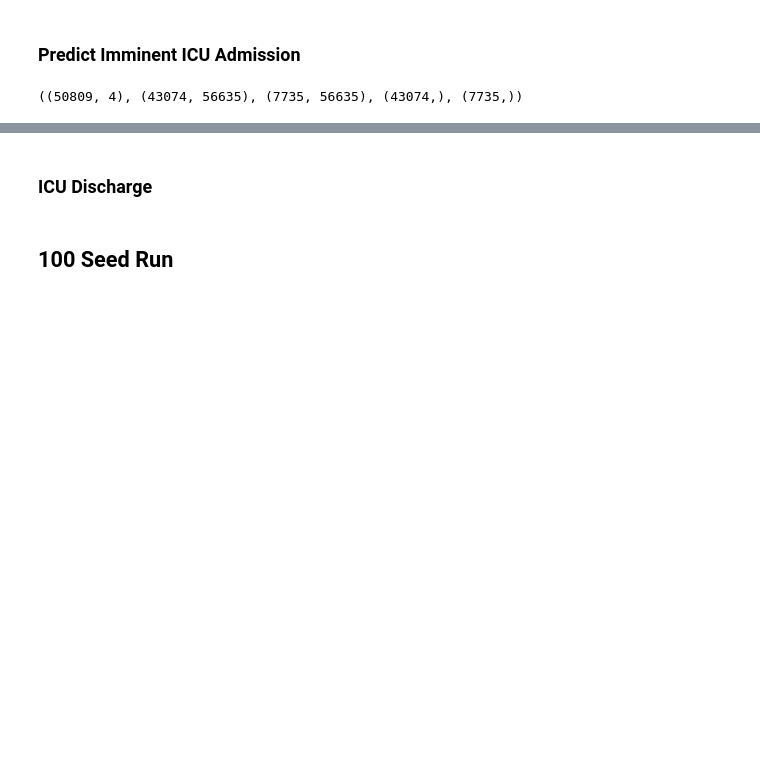
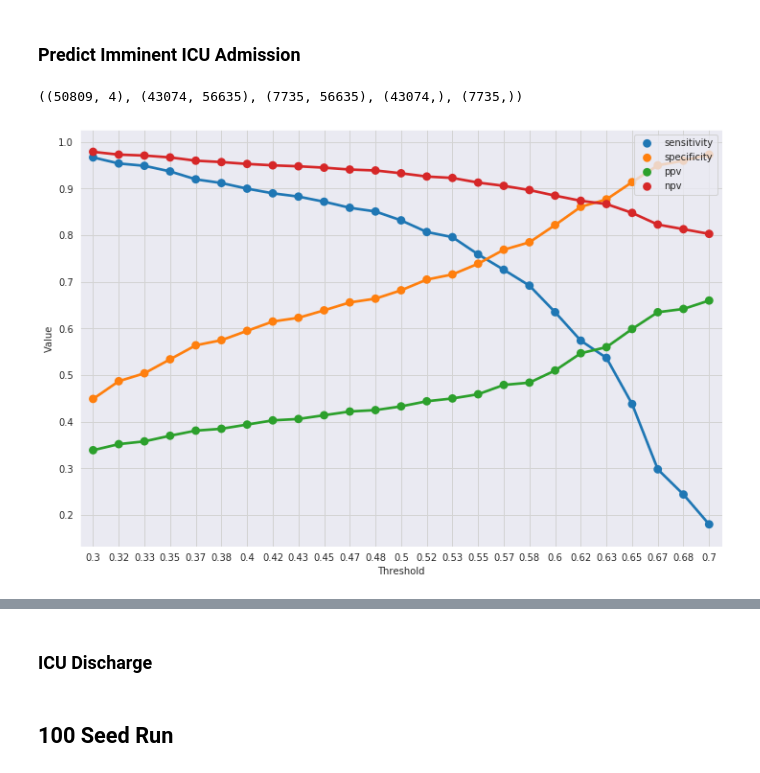
Before and after one commit to sudarshan85/imminent-adm-mimic, a Jupyter notebook: gbm/gbm_classifier.ipynb, the cells around one changed output, grey strips where cells are left out. Drawn from its saved outputs; the diff is of its cells as text; code cells hidden in the pictures; blank space fills up the shorter version.

```diff
--- a/gbm/gbm_classifier.ipynb
+++ b/gbm/gbm_classifier.ipynb
@@ -92,8 +77,26 @@ parameters = {
+# %%
+params = {
+  "objective": "binary",
+  "metric": "binary_logloss",
+  "bagging_fraction": 0.413,
+  "bagging_freq": 20,
+  "boosting": "dart",
+  "feature_fraction": 0.288,
+  "is_unbalance": True,
+  "lambda_l1": 3.367,
+  "learning_rate": 0.037,
+  "max_bin": 9,
+  "min_data_in_leaf": 12,
+  "num_iterations": 163,
+  "num_leaves": 45
+}
 # %%
-clf = lightgbm.LGBMClassifier(**parameters)
+clf = lightgbm.LGBMClassifier(**params, n_threads=32)
 clf.fit(x_train, y_train)
 prob = clf.predict_proba(x_test)[:, 1]
 
 fig, ax = plt.subplots(figsize=(12,8))
 plot_thresh_range(ax, y_test, prob, 0.3, 0.7, 25)
+# %% [output]
+[figure, added]
 # %%
```
Also changed, not shown: parts of 4 cells of this notebook, 7 other files.
